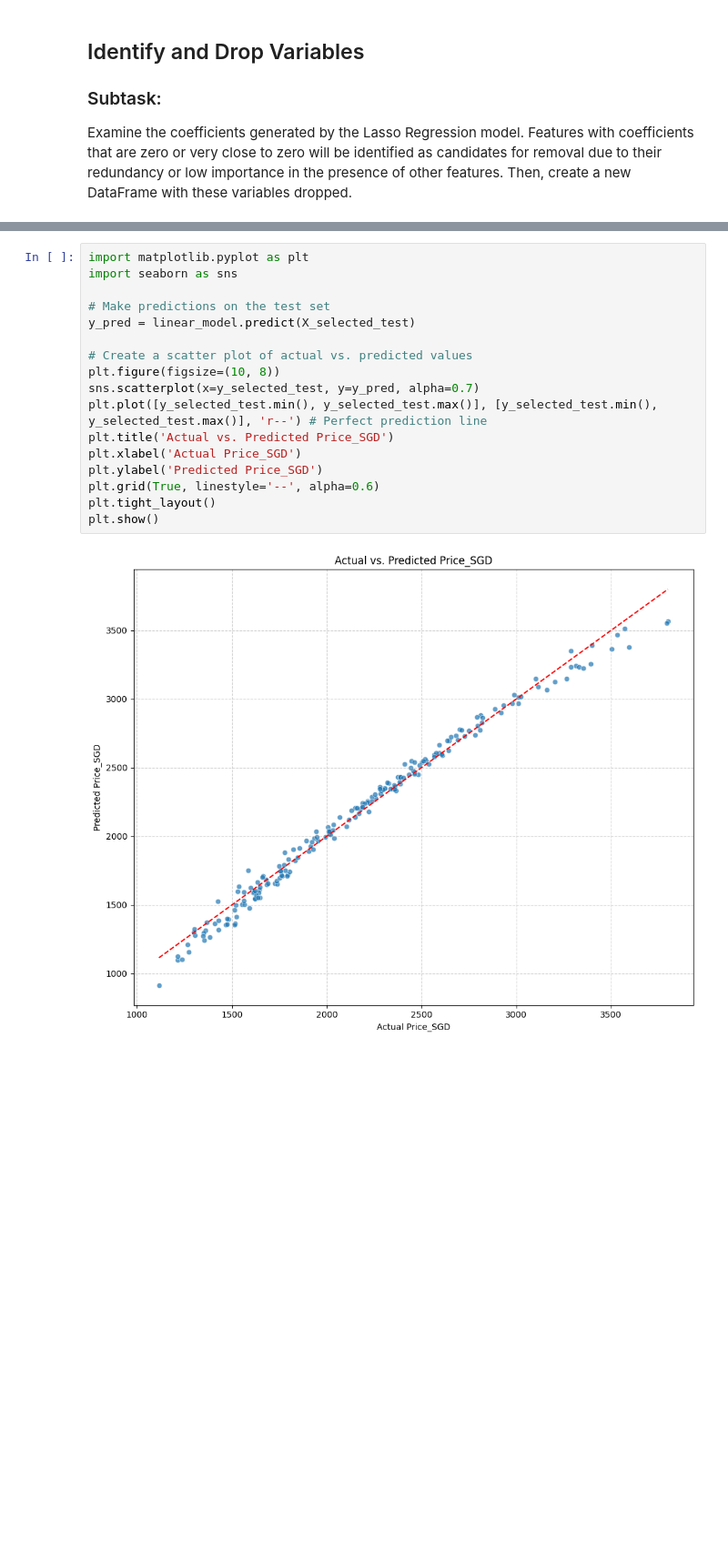
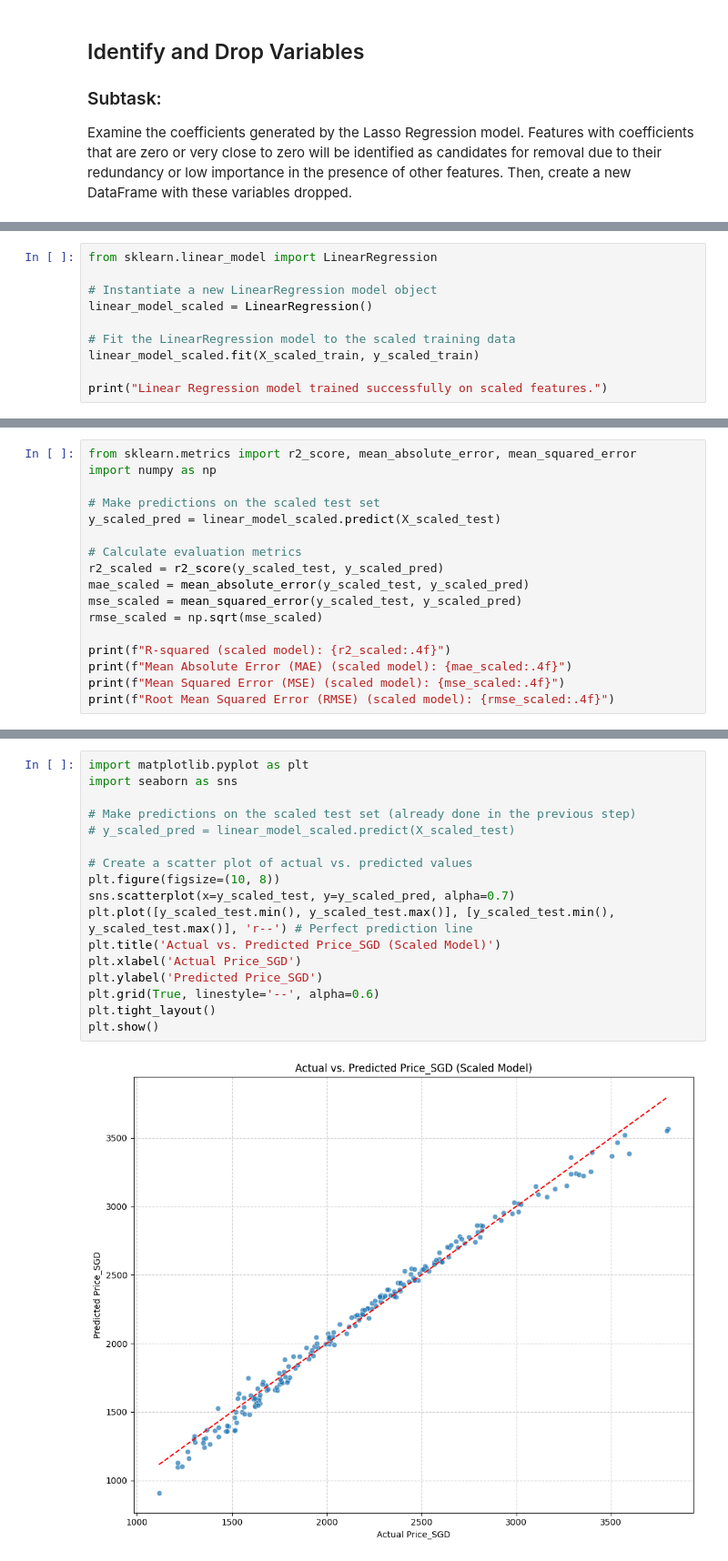
Before and after one commit to Jhonald73/TPproj_github, a Jupyter notebook: Main.ipynb, the cells around one changed output, grey strips where cells are left out. Shown at 91% size. Drawn from its saved outputs; the diff is of its cells as text; blank space fills up the shorter version.

```diff
--- a/Main.ipynb
+++ b/Main.ipynb
@@ -321,0 +383,10 @@ The Lasso regression dropped 17 variables. These dropped variables include sever
+# %%
+from sklearn.linear_model import LinearRegression
+
+# Instantiate a new LinearRegression model object
+linear_model_scaled = LinearRegression()
+
+# Fit the LinearRegression model to the scaled training data
+linear_model_scaled.fit(X_scaled_train, y_scaled_train)
+
+print("Linear Regression model trained successfully on scaled features.")
@@ -321,0 +403,17 @@ The Lasso regression dropped 17 variables. These dropped variables include sever
+# %%
+from sklearn.metrics import r2_score, mean_absolute_error, mean_squared_error
+import numpy as np
+
+# Make predictions on the scaled test set
+y_scaled_pred = linear_model_scaled.predict(X_scaled_test)
+
+# Calculate evaluation metrics
+r2_scaled = r2_score(y_scaled_test, y_scaled_pred)
+mae_scaled = mean_absolute_error(y_scaled_test, y_scaled_pred)
+mse_scaled = mean_squared_error(y_scaled_test, y_scaled_pred)
+rmse_scaled = np.sqrt(mse_scaled)
+
+print(f"R-squared (scaled model): {r2_scaled:.4f}")
+print(f"Mean Absolute Error (MAE) (scaled model): {mae_scaled:.4f}")
+print(f"Mean Squared Error (MSE) (scaled model): {mse_scaled:.4f}")
+print(f"Root Mean Squared Error (RMSE) (scaled model): {rmse_scaled:.4f}")
@@ -322,19 +433,19 @@ The Lasso regression dropped 17 variables. These dropped variables include sever
 # %%
 import matplotlib.pyplot as plt
 import seaborn as sns
 
-# Make predictions on the test set
-y_pred = linear_model.predict(X_selected_test)
+# Make predictions on the scaled test set (already done in the previous step)
+# y_scaled_pred = linear_model_scaled.predict(X_scaled_test)
 
 # Create a scatter plot of actual vs. predicted values
 plt.figure(figsize=(10, 8))
-sns.scatterplot(x=y_selected_test, y=y_pred, alpha=0.7)
-plt.plot([y_selected_test.min(), y_selected_test.max()], [y_selected_test.min(), y_selected_test.max()], 'r--') # Perfect prediction line
-plt.title('Actual vs. Predicted Price_SGD')
+sns.scatterplot(x=y_scaled_test, y=y_scaled_pred, alpha=0.7)
+plt.plot([y_scaled_test.min(), y_scaled_test.max()], [y_scaled_test.min(), y_scaled_test.max()], 'r--') # Perfect prediction line
+plt.title('Actual vs. Predicted Price_SGD (Scaled Model)')
 plt.xlabel('Actual Price_SGD')
 plt.ylabel('Predicted Price_SGD')
 plt.grid(True, linestyle='--', alpha=0.6)
 plt.tight_layout()
 plt.show()
 # %% [output]
-[figure, old version]
+[figure, new version]
```
Also changed, not shown: parts of 36 cells of this notebook.
